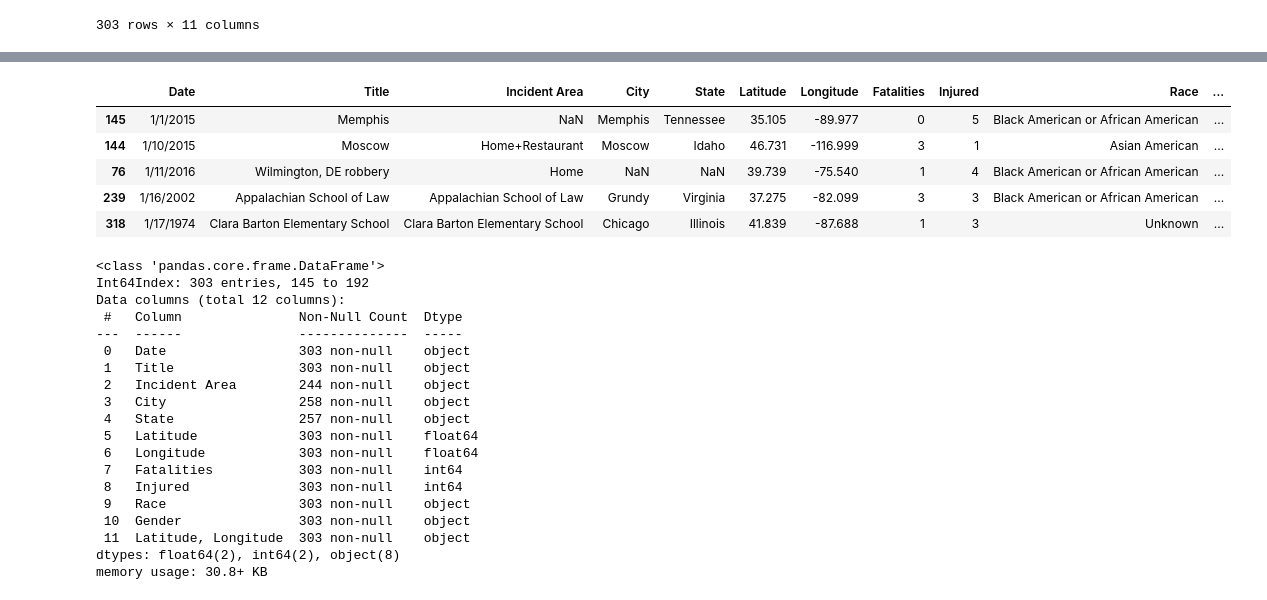
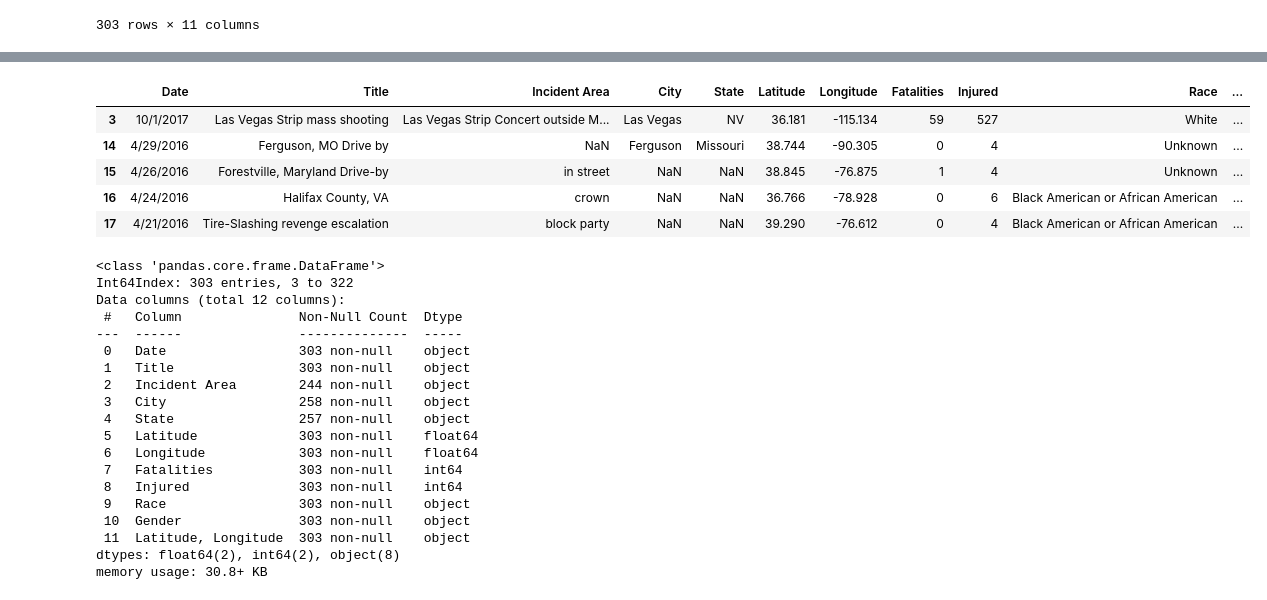
Before and after one commit to giovannahayes/ETL_Project_Gun_Violence-MS_Database, a Jupyter notebook: Mass Shooting Data.ipynb, the cells around one changed output, grey strips where cells are left out. Drawn from its saved outputs; the diff is of its cells as text; code cells hidden in the pictures.

```diff
--- a/Mass Shooting Data.ipynb
+++ b/Mass Shooting Data.ipynb
@@ -220,25 +219,25 @@ memory usage: 30.8+ KB
 # %%
 # Format column to 3 decimal points
 
-final2_df['Latitude']= final2_df['Latitude'].round(decimals=3)
-final2_df['Longitude'] = final2_df['Longitude'].round(decimals=3)
+final1_df['Latitude']= final1_df['Latitude'].round(decimals=3)
+final1_df['Longitude'] = final1_df['Longitude'].round(decimals=3)
 # %%
 #Combine Latitue and Logitude into one column
 
-final2_df['Latitude, Longitude'] = "(" + final2_df['Latitude'].astype(str) + ", " + final2_df['Longitude'].astype(str) + ")"
-final2_df.head()
+final1_df['Latitude, Longitude'] = "(" + final1_df['Latitude'].astype(str) + ", " + final1_df['Longitude'].astype(str) + ")"
+final1_df.head()
 # %% [output]
 |  | Date | Title | Incident Area | City | State | Latitude | Longitude | Fatalities | Injured | Race | ... |
-| 145 | 1/1/2015 | Memphis | NaN | Memphis | Tennessee | 35.105 | -89.977 | 0 | 5 | Black American or African American | ... |
-| 144 | 1/10/2015 | Moscow | Home+Restaurant | Moscow | Idaho | 46.731 | -116.999 | 3 | 1 | Asian American | ... |
-| 76 | 1/11/2016 | Wilmington, DE robbery | Home | NaN | NaN | 39.739 | -75.540 | 1 | 4 | Black American or African American | ... |
-| 239 | 1/16/2002 | Appalachian School of Law | Appalachian School of Law | Grundy | Virginia | 37.275 | -82.099 | 3 | 3 | Black American or African American | ... |
-| 318 | 1/17/1974 | Clara Barton Elementary School | Clara Barton Elementary School | Chicago | Illinois | 41.839 | -87.688 | 1 | 3 | Unknown | ... |
+| 3 | 10/1/2017 | Las Vegas Strip mass shooting | Las Vegas Strip Concert outside M... | Las Vegas | NV | 36.181 | -115.134 | 59 | 527 | White | ... |
+| 14 | 4/29/2016 | Ferguson, MO Drive by | NaN | Ferguson | Missouri | 38.744 | -90.305 | 0 | 4 | Unknown | ... |
+| 15 | 4/26/2016 | Forestville, Maryland Drive-by | in street | NaN | NaN | 38.845 | -76.875 | 1 | 4 | Unknown | ... |
+| 16 | 4/24/2016 | Halifax County, VA | crown | NaN | NaN | 36.766 | -78.928 | 0 | 6 | Black American or African American | ... |
+| 17 | 4/21/2016 | Tire-Slashing revenge escalation | block party | NaN | NaN | 39.290 | -76.612 | 0 | 4 | Black American or African American | ... |
 # %%
-final2_df.info(verbose=True)
+final1_df.info(verbose=True)
 # %% [output]
 <class 'pandas.core.frame.DataFrame'>
-Int64Index: 303 entries, 145 to 192
+Int64Index: 303 entries, 3 to 322
 Data columns (total 12 columns):
  #   Column               Non-Null Count  Dtype
 ---  ------               --------------  -----
```
Also changed, not shown: parts of 3 cells of this notebook, 4 other files.
